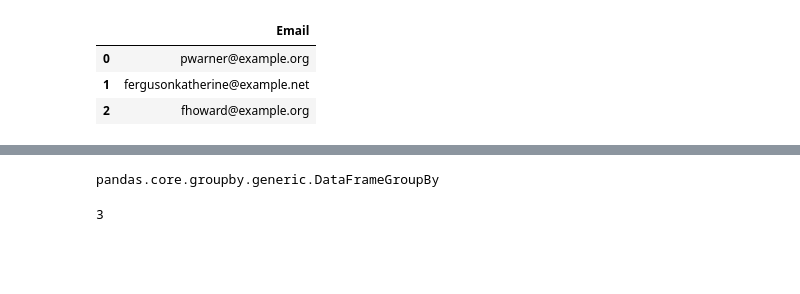
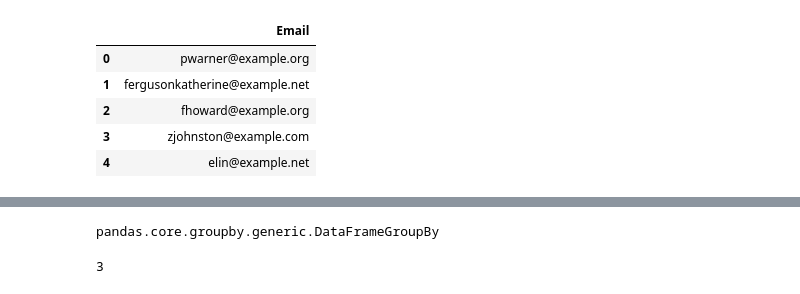
Before and after one commit to Emmet-Devaney/PROGRAMMING-FOR-DATA-ANALYTICS, a Jupyter notebook: Assignments Folder/Assignment 3/assignment03-pie.ipynb, the cells around one changed output, grey strips where cells are left out. Cells and saved outputs as stored; diff of their text form; code cells hidden in the pictures; blank space fills up the shorter version.

```diff
--- a/Assignments Folder/Assignment 3/assignment03-pie.ipynb
+++ b/Assignments Folder/Assignment 3/assignment03-pie.ipynb
@@ -49,11 +49,13 @@ memory usage: 70.4+ KB
 # %%
 names_of_columns=['Email']
 df = pd.read_csv(datadir+filename,  usecols=names_of_columns,)
-df.head(3)
+df.head(5)
 # %% [output]
 |  | Email |
 | 0 | pwarner@example.org |
 | 1 | fergusonkatherine@example.net |
 | 2 | fhoward@example.org |
+| 3 | zjohnston@example.com |
+| 4 | elin@example.net |
 # %%
 people_df['Domain'] = people_df['Email'].str.split('@').str[1]
```
Also changed, not shown: parts of 4 cells of this notebook.
